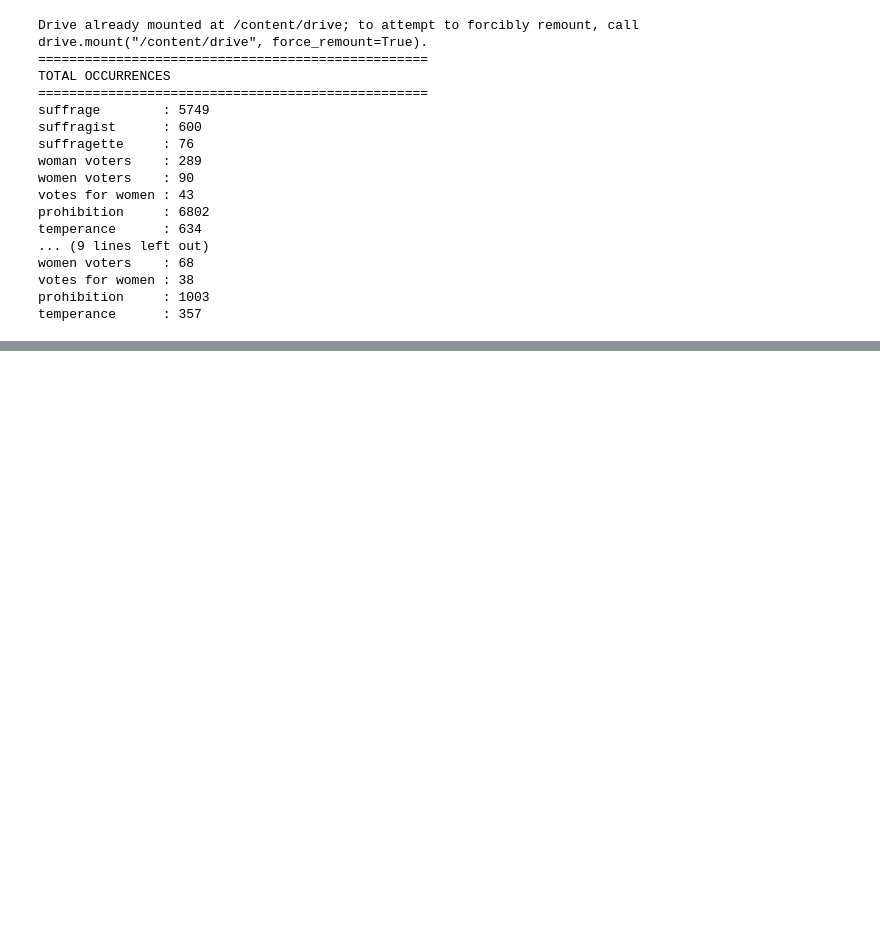
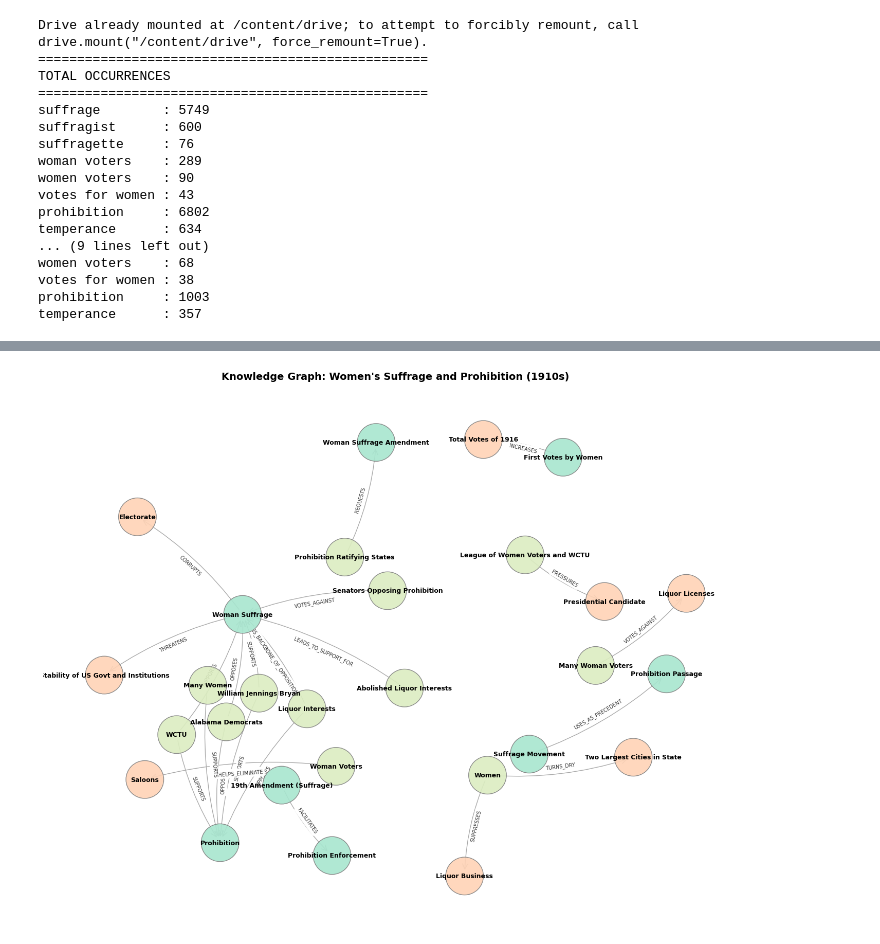
Before and after one commit to Riece3678/Causal_Inference_Final, a Jupyter notebook: Causal_Inference.ipynb, the cells around one changed output, grey strips where cells are left out. Cells and saved outputs as stored; diff of their text form; code cells hidden in the pictures; blank space fills up the shorter version.

```diff
--- a/Causal_Inference.ipynb
+++ b/Causal_Inference.ipynb
@@ -350,0 +427,81 @@ on the liquor issue. Dunbar
+# %%
+import os
+import matplotlib.pyplot as plt
+import networkx as nx
+import pandas as pd
+
+# 1. 파일 경로 설정
+nodes_path = "/content/node.csv"
+edges_path = "/content/edges.csv"
+
+# 파일 존재 여부 확인
+if not os.path.exists(nodes_path) or not os.path.exists(edges_path):
+    raise FileNotFoundError(
+        "nodes.csv 또는 edges.csv 파일이 없습니다. 경로를 확인해주세요!"
+    )
+
+# 2. CSV 데이터 로드
+nodes_df = pd.read_csv(nodes_path)
+edges_df = pd.read_csv(edges_path)
+
+# 3. NetworkX 방향성 그래프(DiGraph) 생성
+G = nx.DiGraph()
+
+# 노드 추가 (속성으로 node_type과 정식 명칭 label 부여)
+for _, row in nodes_df.iterrows():
+    G.add_node(row["id"], label=row["label"], type=row["node_type"])
+
+# 엣지 추가 (속성으로 relation_type 부여)
+for _, row in edges_df.iterrows():
+    G.add_edge(row["source_id"], row["target_id"], relation=row["relation_type"])
+
+# 4. 시각화 설정
+plt.figure(figsize=(14, 11))
+
+# 노드 레이아웃 설정 (k값으로 노드 간의 거리를 조절)
+pos = nx.spring_layout(G, k=0.6, seed=42)
+
+# 노드 타입별 색상 매핑 (Event: 민트, Subject: 하늘색, Target: 연주황)
+color_map = {"Event": "#a8e6cf", "Subject": "#dcedc1", "Target": "#ffd3b6"}
+node_colors = [color_map.get(G.nodes[node]["type"], "#e0e0e0") for node in G.nodes]
+
+# 노드 그리기
+nx.draw_networkx_nodes(
+    G, pos, node_color=node_colors, node_size=2800, alpha=0.9, edgecolors="gray"
+)
+
+# 노드 라벨 표시 ('label' 속성 사용)
+node_labels = nx.get_node_attributes(G, "label")
+nx.draw_networkx_labels(G, pos, labels=node_labels, font_size=9, font_weight="bold")
+
+# 화살표(에지) 그리기
+nx.draw_networkx_edges(
+    G,
+    pos,
+    edgelist=G.edges(),
+    edge_color="#aaaaaa",
+    arrowsize=18,
+    arrowstyle="->",
+    connectionstyle="arc3,rad=0.1",
+)
+
+# 에지 라벨(관계 종류) 표시
+edge_labels = nx.get_edge_attributes(G, "relation")
+nx.draw_networkx_edge_labels(G, pos, edge_labels=edge_labels, font_size=7, alpha=0.8)
+
+# 5. 그래프 출력 및 저장
+plt.title(
+    "Knowledge Graph: Women's Suffrage and Prohibition (1910s)",
+    fontsize=14,
+    fontweight="bold",
+    pad=20,
+)
+plt.axis("off")
+plt.tight_layout()
+
+# 이미지 저장 코드
+#plt.savefig("knowledge_graph_output.png", dpi=300)
+
+plt.show()
+# %% [output]
+[figure, added]
```
Also changed, not shown: parts of 5 cells of this notebook, 4 other files.
